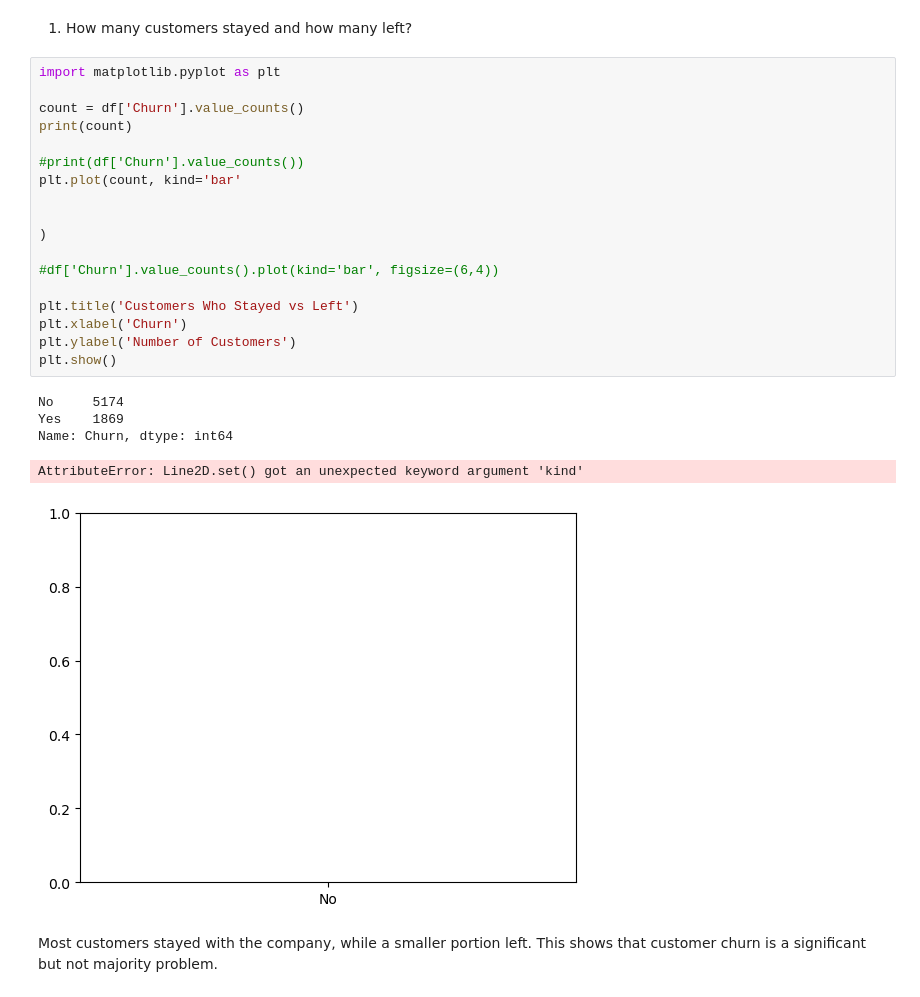
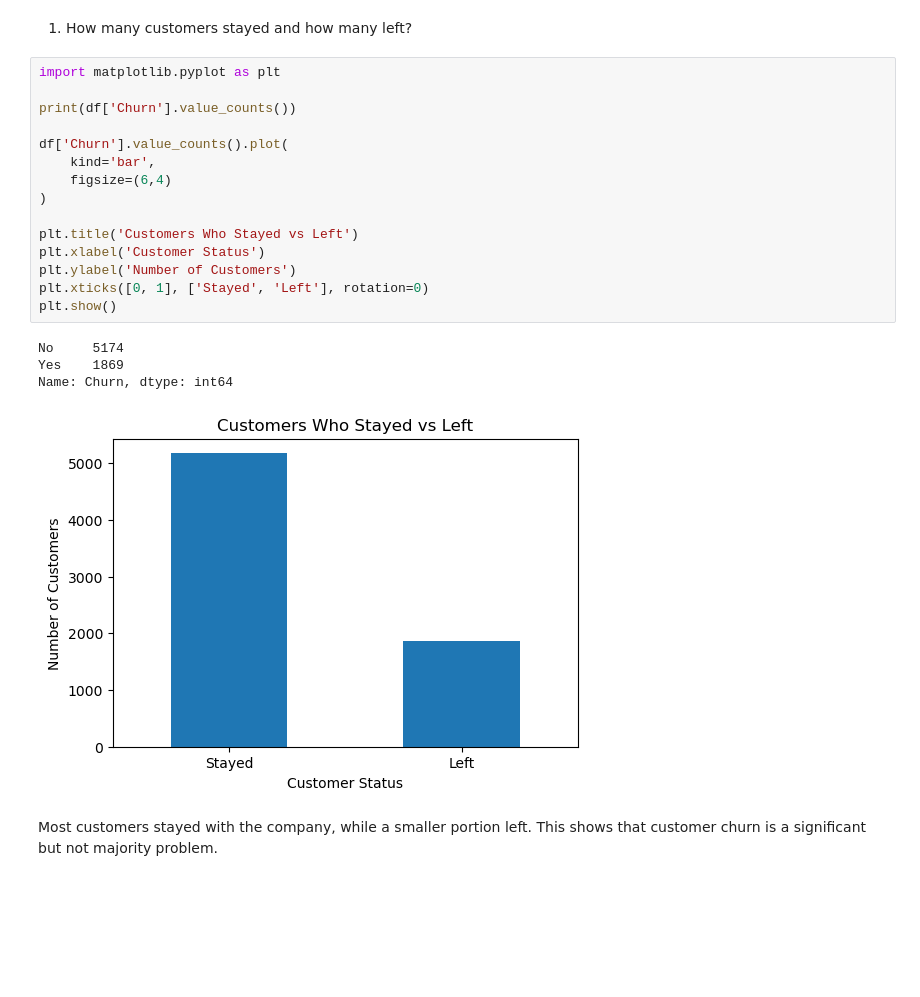
Before and after one commit to sahal-cm/Customer_Churn_Prediction, a Jupyter notebook: project_Classification.ipynb, the cells around one changed output. Drawn from its saved outputs; the diff is of its cells as text; blank space fills up the shorter version.

```diff
--- a/project_Classification.ipynb
+++ b/project_Classification.ipynb
@@ -134,27 +136,23 @@ df.describe()
 # %%
 import matplotlib.pyplot as plt
 
-count = df['Churn'].value_counts()
-print(count)
+print(df['Churn'].value_counts())
 
-#print(df['Churn'].value_counts())
-plt.plot(count, kind='bar'
-
-
+df['Churn'].value_counts().plot(
+    kind='bar',
+    figsize=(6,4)
 )
 
-#df['Churn'].value_counts().plot(kind='bar', figsize=(6,4))
-
 plt.title('Customers Who Stayed vs Left')
-plt.xlabel('Churn')
+plt.xlabel('Customer Status')
 plt.ylabel('Number of Customers')
+plt.xticks([0, 1], ['Stayed', 'Left'], rotation=0)
 plt.show()
 # %% [output]
 No     5174
 Yes    1869
 Name: Churn, dtype: int64
-AttributeError: Line2D.set() got an unexpected keyword argument 'kind'
-[figure, old version]
+[figure, new version]
 # %% [markdown]
 Most customers stayed with the company, while a smaller portion left.
 This shows that customer churn is a significant but not majority problem.
```
Also changed, not shown: parts of 22 cells of this notebook.
